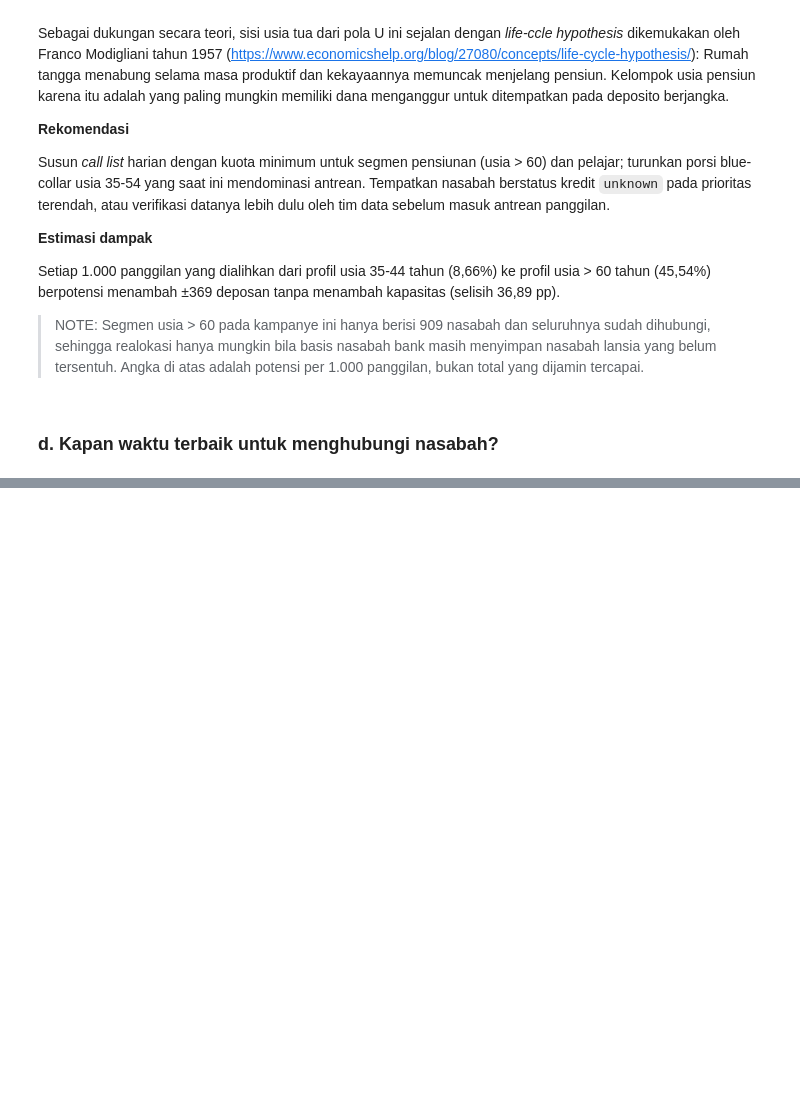
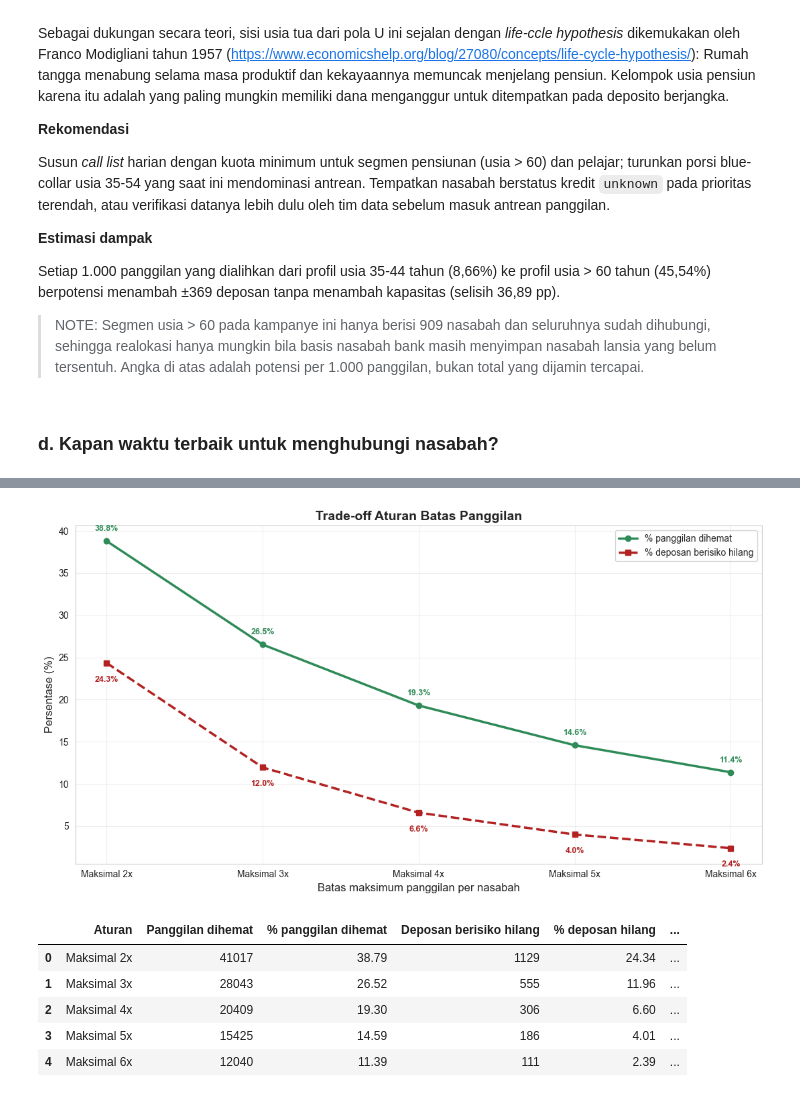
Before and after one commit to mdevx3/Final-Project-Purwadhika, a Jupyter notebook: Final_Project_Purwadhika.ipynb, the cells around one changed output, grey strips where cells are left out. Saved outputs shown, nothing was run; the diff lists cells and outputs as text; code cells hidden in the pictures; blank space fills up the shorter version.

```diff
--- a/Final_Project_Purwadhika.ipynb
+++ b/Final_Project_Purwadhika.ipynb
@@ -1146,0 +1481,40 @@ t = bulan_conv
+# %%
+# Simulasi aturan berhenti: berapa panggilan dihemat vs berapa deposan berisiko hilang
+hasil = []
+for cap in [2, 3, 4, 5, 6]:
+    hemat  = (df_clean['campaign'] - cap).clip(lower=0).sum()
+    hilang = df_clean.loc[df_clean['campaign'] > cap, 'y'].sum()
+    hasil.append([f'Maksimal {cap}x', hemat, round(hemat / total_call * 100, 2),
+                  hilang, round(hilang / n_deposan * 100, 2),
+                  round((hemat / total_call * 100) / (hilang / n_deposan * 100), 2)])
+cap_df = pd.DataFrame(hasil, columns=['Aturan', 'Panggilan dihemat', '% panggilan dihemat',
+                                      'Deposan berisiko hilang', '% deposan hilang',
+                                      'Rasio hemat : korban'])
+
+fig, ax = plt.subplots(figsize=(11, 6))
+ax.plot(cap_df['Aturan'], cap_df['% panggilan dihemat'], 'o-', lw=2.5,
+        color='seagreen', label='% panggilan dihemat')
+ax.plot(cap_df['Aturan'], cap_df['% deposan hilang'], 's--', lw=2.5,
+        color='firebrick', label='% deposan berisiko hilang')
+for i, r in cap_df.iterrows():
+    ax.text(i, r['% panggilan dihemat'] + 1.2, f"{r['% panggilan dihemat']:.1f}%",
+            ha='center', fontsize=9, color='seagreen', weight='bold')
+    ax.text(i, r['% deposan hilang'] - 2.2, f"{r['% deposan hilang']:.1f}%",
+            ha='center', fontsize=9, color='firebrick', weight='bold')
+ax.set_xlabel("Batas maksimum panggilan per nasabah", fontsize=12)
+ax.set_ylabel("Persentase (%)", fontsize=12)
+ax.set_title("Trade-off Aturan Batas Panggilan", fontsize=14, weight="bold")
+ax.legend()
+ax.grid(alpha=0.3)
+plt.tight_layout()
+plt.show()
+
+display(cap_df)
+# %% [output]
+[figure, added]
+|  | Aturan | Panggilan dihemat | % panggilan dihemat | Deposan berisiko hilang | % deposan hilang | ... |
+| 0 | Maksimal 2x | 41017 | 38.79 | 1129 | 24.34 | ... |
+| 1 | Maksimal 3x | 28043 | 26.52 | 555 | 11.96 | ... |
+| 2 | Maksimal 4x | 20409 | 19.30 | 306 | 6.60 | ... |
+| 3 | Maksimal 5x | 15425 | 14.59 | 186 | 4.01 | ... |
+| 4 | Maksimal 6x | 12040 | 11.39 | 111 | 2.39 | ... |
```
Also changed, not shown: parts of 36 cells of this notebook.
